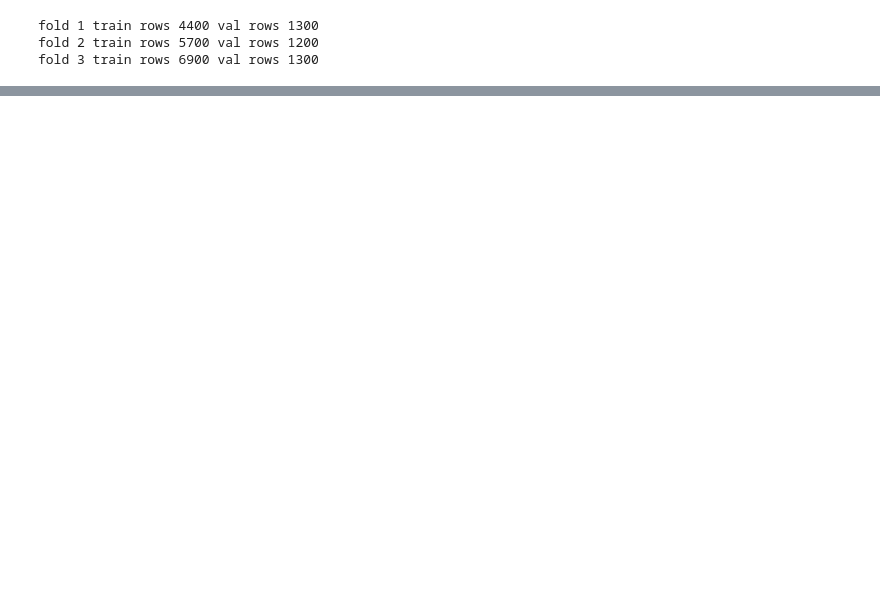
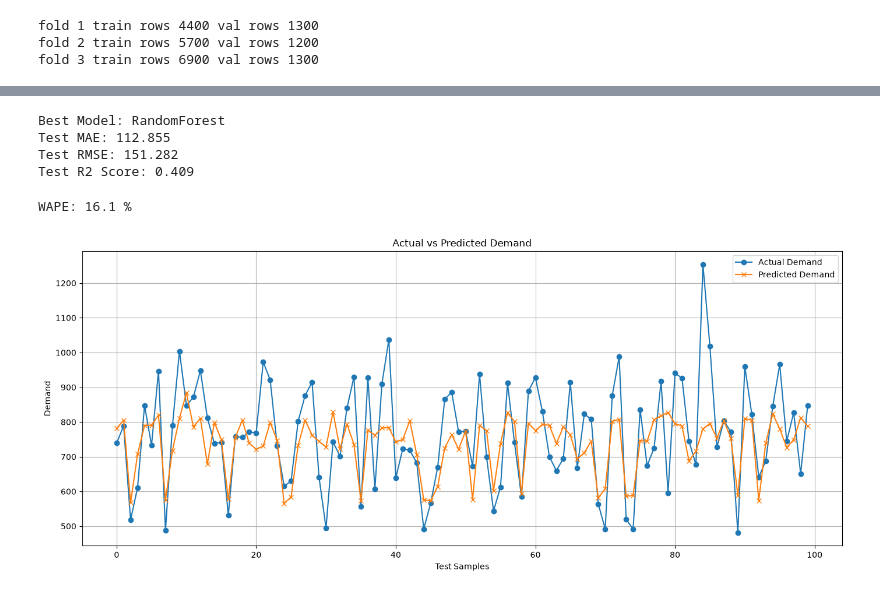
Before and after one commit to Pikallery/demand-forecasting-inventory-optimization, a Jupyter notebook: notebook/Feature_creation.ipynb, the cells around one changed output, grey strips where cells are left out. Drawn from its saved outputs; the diff is of its cells as text; code cells hidden in the pictures; blank space fills up the shorter version.

```diff
--- a/notebook/Feature_creation.ipynb
+++ b/notebook/Feature_creation.ipynb
@@ -1342,0 +1571,62 @@ for f in ['Promotion', 'Epidemic']:
+# %%
+from sklearn.base import clone
+from sklearn.metrics import mean_absolute_error, mean_squared_error, r2_score
+import numpy as np
+
+best_model_name = cv_results.iloc[0]["Model"]
+best_model = clone(models[best_model_name])
+
+best_model.fit(X_train, y_train)
+
+y_pred = best_model.predict(X_test)
+
+mae = mean_absolute_error(y_test, y_pred)
+rmse = np.sqrt(mean_squared_error(y_test, y_pred))
+r2 = r2_score(y_test, y_pred)
+
+print("Best Model:", best_model_name)
+print("Test MAE:", round(mae, 3))
+print("Test RMSE:", round(rmse, 3))
+print("Test R2 Score:", round(r2, 3))
+# %% [output]
+Best Model: RandomForest
+Test MAE: 112.855
+Test RMSE: 151.282
+Test R2 Score: 0.409
+# %%
+absolute_errors = np.abs(np.array(y_test) - np.array(y_pred))
+
+wape = (
+    absolute_errors.sum() / np.abs(np.array(y_test)).sum()
+) * 100
+
+print("WAPE:", round(wape, 2), "%")
+# %% [output]
+WAPE: 16.1 %
+# %%
+import matplotlib.pyplot as plt
+import numpy as np
+
+plt.figure(figsize=(14, 6))
+
+plt.plot(
+    np.array(y_test)[:100],
+    label="Actual Demand",
+    marker="o"
+)
+
+plt.plot(
+    np.array(y_pred)[:100],
+    label="Predicted Demand",
+    marker="x"
+)
+
+plt.title("Actual vs Predicted Demand")
+plt.xlabel("Test Samples")
+plt.ylabel("Demand")
+plt.legend()
+plt.grid(True)
+plt.tight_layout()
+plt.show()
+# %% [output]
+[figure, added]
```
Also changed, not shown: parts of 32 cells of this notebook.
